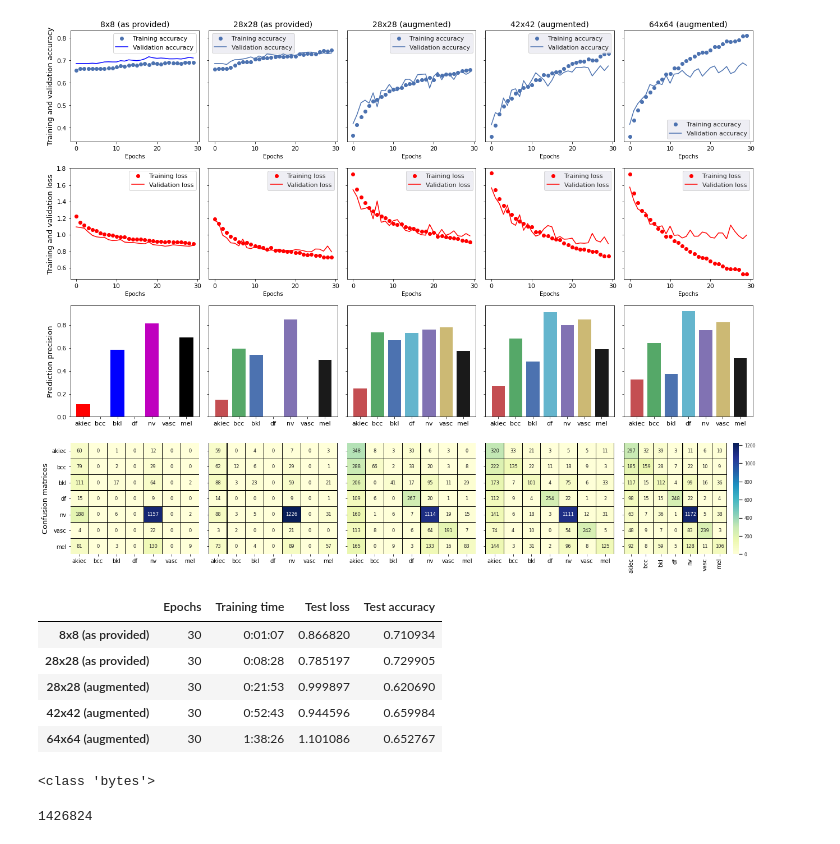
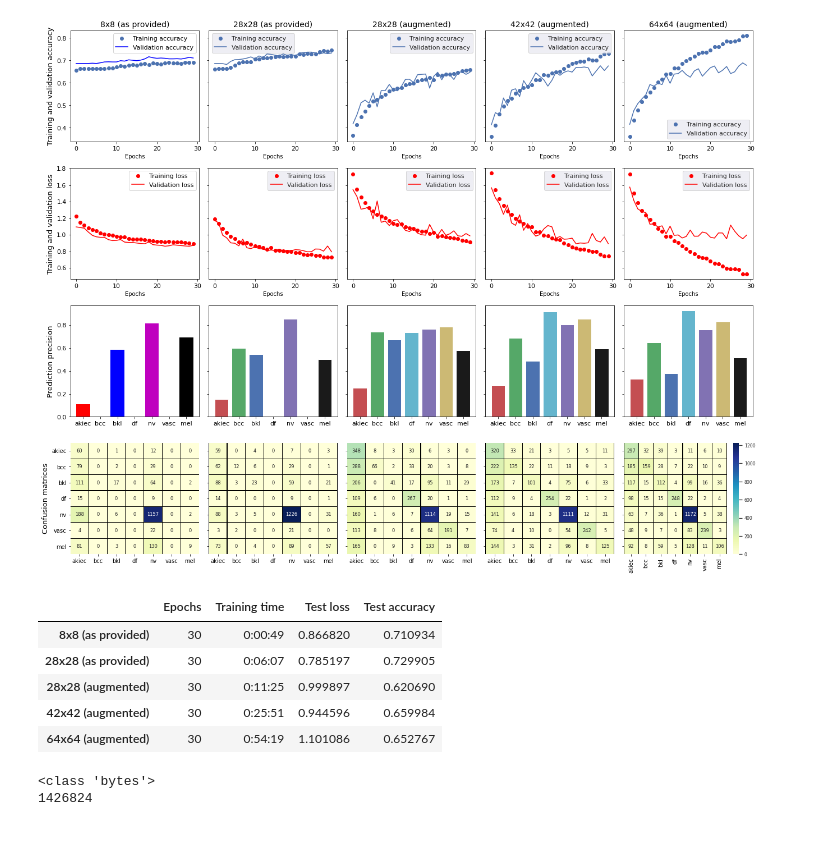
Before and after one commit to msthoma/HAM10000_ConvNet, a Jupyter notebook: HAM10000_ConvNet.ipynb, the cells around one changed output. Saved outputs shown, nothing was run; the diff lists cells and outputs as text; code cells hidden in the pictures.

Commit message:
use actual run times for table

```diff
--- a/HAM10000_ConvNet.ipynb
+++ b/HAM10000_ConvNet.ipynb
@@ -370,36 +370,33 @@ fig.show()
 # %%
 # create results table
 evaluation_data = pd.DataFrame([d["test_eval"] for d in all_data], index=titles,
                                columns=["Test loss", "Test accuracy"])
 times = [67, 508, 1313, 3163, 5906]
-evaluation_data["Training time"] = [str(datetime.timedelta(seconds=i)) for i
-                                    in times]
+evaluation_data["Training time"] = [str(datetime.timedelta(seconds=round(d["run_time"]))) for d in all_data]
 evaluation_data["Epochs"] = [epochs]*5
 
 # re-arrange columns
 evaluation_data = evaluation_data.iloc[:,[3,2,0,1]]
 # save to file
 evaluation_data.to_csv("table_results.csv")
 
 evaluation_data
 # %% [output]
 |  | Epochs | Training time | Test loss | Test accuracy |
-| 8x8 (as provided) | 30 | 0:01:07 | 0.866820 | 0.710934 |
-| 28x28 (as provided) | 30 | 0:08:28 | 0.785197 | 0.729905 |
-| 28x28 (augmented) | 30 | 0:21:53 | 0.999897 | 0.620690 |
-| 42x42 (augmented) | 30 | 0:52:43 | 0.944596 | 0.659984 |
-| 64x64 (augmented) | 30 | 1:38:26 | 1.101086 | 0.652767 |
+| 8x8 (as provided) | 30 | 0:00:49 | 0.866820 | 0.710934 |
+| 28x28 (as provided) | 30 | 0:06:07 | 0.785197 | 0.729905 |
+| 28x28 (augmented) | 30 | 0:11:25 | 0.999897 | 0.620690 |
+| 42x42 (augmented) | 30 | 0:25:51 | 0.944596 | 0.659984 |
+| 64x64 (augmented) | 30 | 0:54:19 | 1.101086 | 0.652767 |
 # %%
 # Convert models
 converter = tf.lite.TFLiteConverter.from_keras_model(net28_aug["model"])
 tflite_model = converter.convert()
 # tflite_model.save(f"{base_dir}/HAM_models/tflite_28")
 print(type(tflite_model))
+print(len(tflite_model))
+with open(f"{base_dir}/HAM_models/tflite_28", "wb") as f:
+  f.write(tflite_model)
 # %% [output]
 <class 'bytes'>
+1426824
-# %%
-print(len(tflite_model))
-with open(f"{base_dir}/HAM_models/tflite_28", "wb") as f:
-  f.write(tflite_model)
-# %% [output]
-1426824
```
